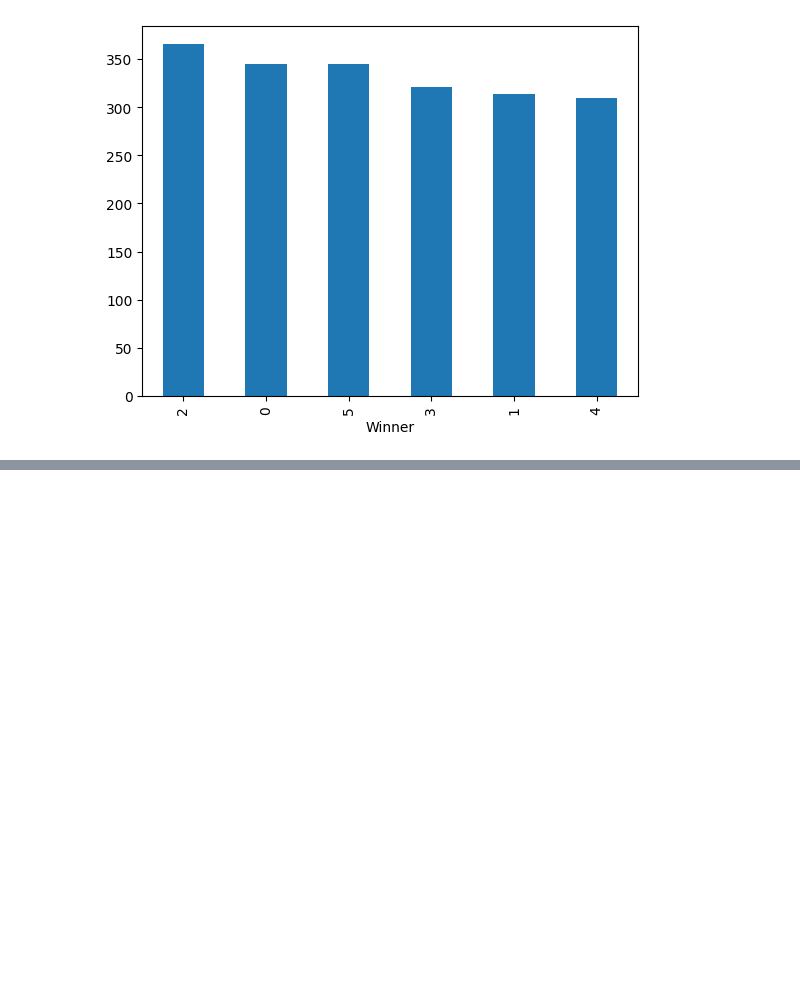
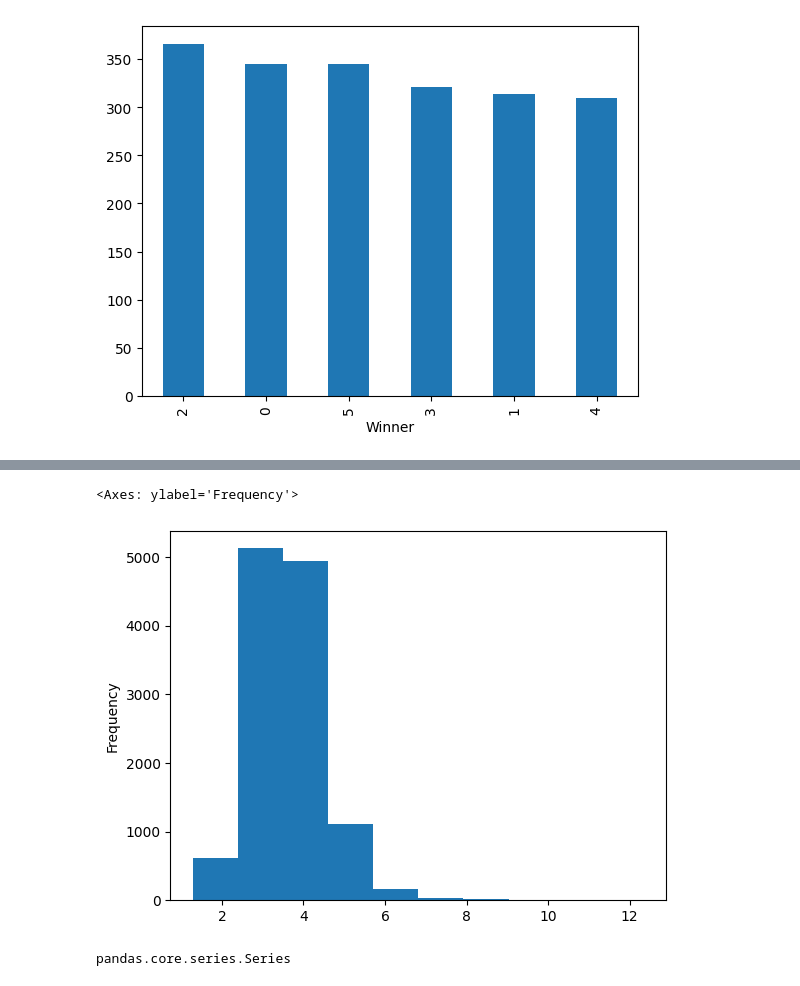
Before and after one commit to mr55p-dev/greyhound-guesser, a Jupyter notebook: eda/feature-selection.ipynb, the cells around one changed output, grey strips where cells are left out. Cells and saved outputs as stored; diff of their text form; code cells hidden in the pictures; blank space fills up the shorter version.

```diff
--- a/eda/feature-selection.ipynb
+++ b/eda/feature-selection.ipynb
@@ -177,0 +183,9 @@ races["Winner"].value_counts().plot.bar()
+# %%
+x["Finish_Recent"].plot.hist()
+# %% [output]
+<Axes: ylabel='Frequency'>
+[figure, added]
+# %%
+(6 - x["Finish_Recent"].clip(lower=1, upper=6) / 5
+# %% [output]
+pandas.core.series.Series
```
Also changed, not shown: parts of 3 cells of this notebook, 5 other files.
